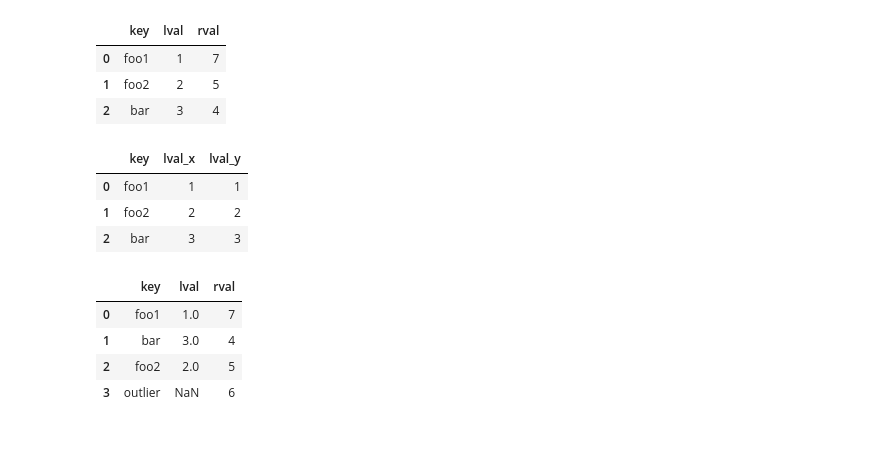
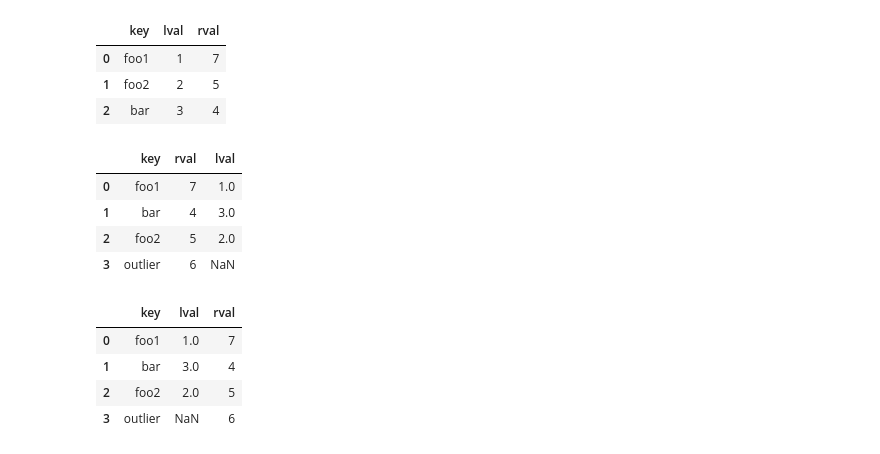
Before and after one commit to XionVolt/Ai-Ml, a Jupyter notebook: Programming/Pandas/07_mergingAndJoiningAndConcatenate.ipynb, the cells around one changed output. Drawn from its saved outputs; the diff is of its cells as text; code cells hidden in the pictures.

```diff
--- a/Programming/Pandas/07_mergingAndJoiningAndConcatenate.ipynb
+++ b/Programming/Pandas/07_mergingAndJoiningAndConcatenate.ipynb
@@ -97,11 +117,13 @@ toydata4.merge(toydata5, on='key', how='inner') # default is inner join
 | 2 | bar | 3 | 4 |
 # %%
 # left join -> https://www.youtube.com/live/Ssy1EfK5S-o?si=NGoZSUpGgjZBe7CF&t=2797
-toydata4.merge(toydata4, on='key', how='left') # left join
+toydata5.merge(toydata4, on='key', how='left')
+# left join, means all values from left dataframe are present in new df, and the rest are dropped
 # %% [output]
-|  | key | lval_x | lval_y |
-| 0 | foo1 | 1 | 1 |
-| 1 | foo2 | 2 | 2 |
-| 2 | bar | 3 | 3 |
+|  | key | rval | lval |
+| 0 | foo1 | 7 | 1.0 |
+| 1 | bar | 4 | 3.0 |
+| 2 | foo2 | 5 | 2.0 |
+| 3 | outlier | 6 | NaN |
 # %%
 # right join ->
```
Also changed, not shown: parts of 7 cells of this notebook, 4 other files.
